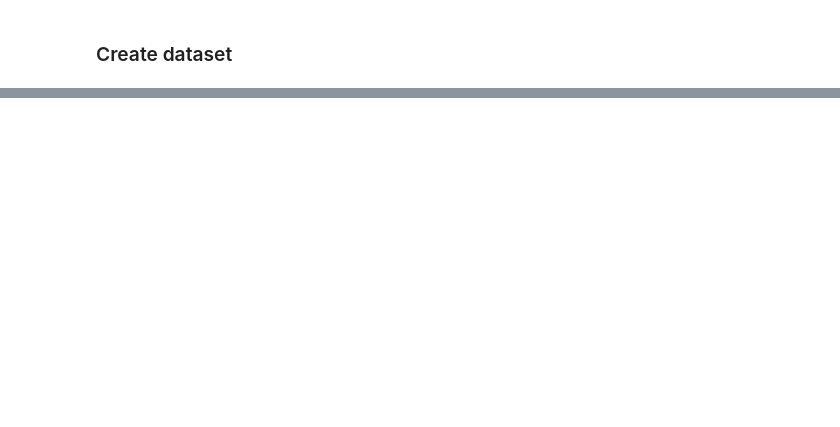
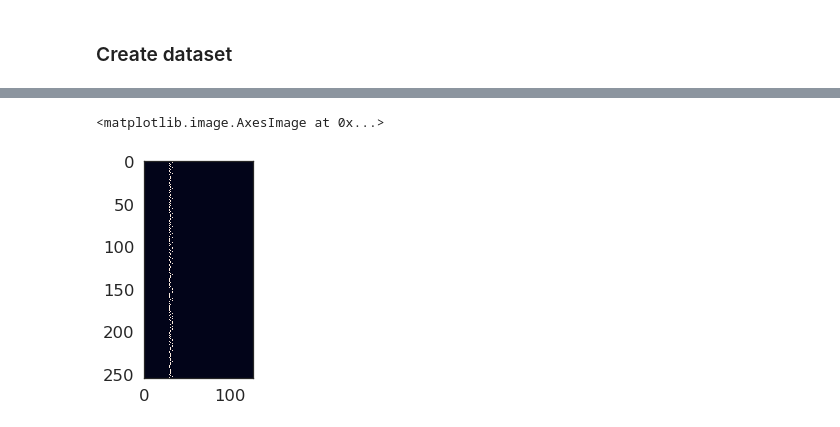
Before and after one commit to MarionLepert/cs229, a Jupyter notebook: DatasetPytorch.ipynb, the cells around one changed output, grey strips where cells are left out. Saved outputs shown, nothing was run; the diff lists cells and outputs as text; code cells hidden in the pictures; blank space fills up the shorter version.

```diff
--- a/DatasetPytorch.ipynb
+++ b/DatasetPytorch.ipynb
@@ -67,0 +96,4 @@ midi_dataset[109]
+# %%
+test_batch_size = 256
+testloader  = DataLoader(midi_test_dataset, batch_size=test_batch_size,
+                        shuffle=False, num_workers=4)
@@ -67,0 +109,7 @@ midi_dataset[109]
+# %%
+import torch.optim as optim
+import torch.nn as nn
+
+# criterion = nn.BCEWithLogitsLoss()
+criterion = nn.BCEWithLogitsLoss(pos_weight = torch.FloatTensor([50.0]))
+optimizer = optim.SGD(net.parameters(), lr=0.001, momentum=0.9)
@@ -67,0 +303,5 @@ midi_dataset[109]
+# %%
+plt.imshow(labels)
+# %% [output]
+<matplotlib.image.AxesImage at 0x...>
+[figure, added]
```
Also changed, not shown: parts of 31 cells of this notebook, 4 other files.
